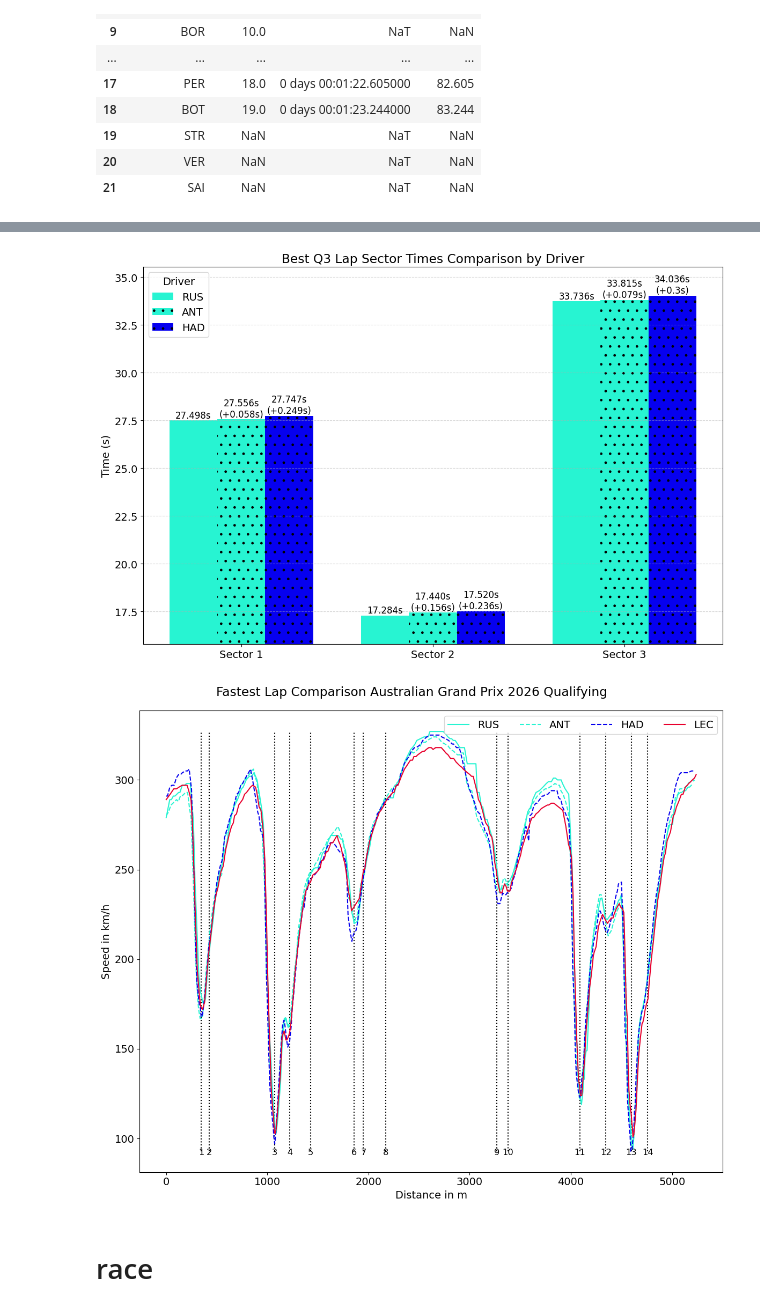
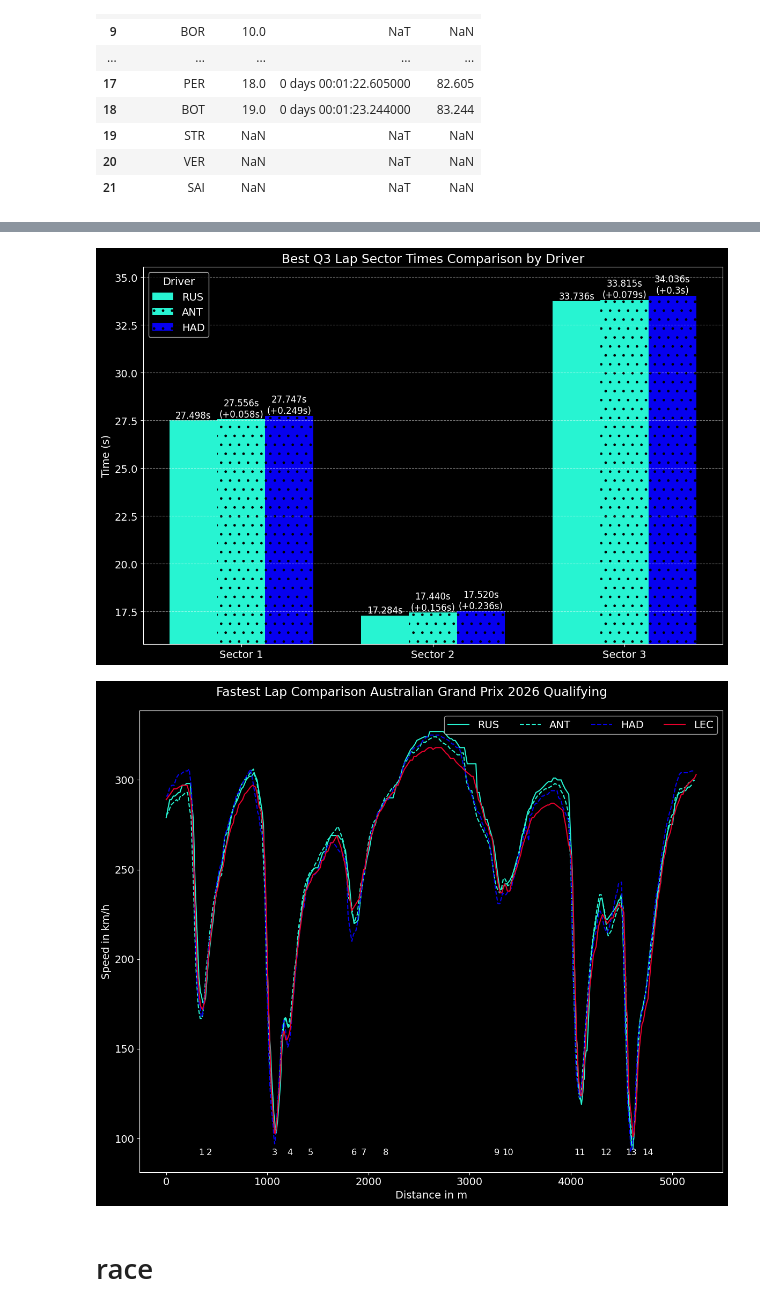
Before and after one commit to diogojoaocosta/f1observatory, a Jupyter notebook: F1 GP.ipynb, the cells around one changed output, grey strips where cells are left out. Saved outputs shown, nothing was run; the diff lists cells and outputs as text; code cells hidden in the pictures.

Commit message:
Change plots to dark background and delete some unused cells.

```diff
--- a/F1 GP.ipynb
+++ b/F1 GP.ipynb
@@ -288,7 +289,7 @@ plt.show()
 # %%
 TIME_LAPS = FP_LAPS
 
-plt.style.use('default')
+plt.style.use('dark_background')
 plt.rcParams.update({'font.size': 14})
 fig, ax = plt.subplots(figsize=(12, 10))
 
@@ -381,7 +382,7 @@ Q_RESULTS
 # %%
 Q_RESULTS['Position_Abbreviation'] = Q_RESULTS['Position'].astype(str) + '. ' + Q_RESULTS['Abbreviation']
 
-plt.style.use('default')
+plt.style.use('dark_background')
 plt.rcParams.update({'font.size': 14})
 fig, ax = plt.subplots(figsize=(12, 10))
 
@@ -422,7 +423,7 @@ Q_LAPS = Q.laps.pick_quicklaps()
 Q_LAPS["LapTime"] = pd.to_timedelta(Q_LAPS["LapTime"], errors="coerce")
 Q_LAPS["LapTime"] = Q_LAPS["LapTime"].dt.total_seconds()
 
-plt.style.use('default')
+plt.style.use('dark_background')
 plt.rcParams.update({'font.size': 14})
 fig, ax = plt.subplots(figsize=(12, 10))
 
@@ -486,7 +487,7 @@ SECTOR_LONG = sqldf(
     """
 )
 
-plt.style.use('default')
+plt.style.use('dark_background')
 plt.rcParams.update({'font.size': 14})
 fig, ax = plt.subplots(figsize=(12, 8))
 
@@ -534,7 +535,7 @@ ax.grid(axis='y', linestyle='--', alpha=0.5)
 plt.tight_layout()
 plt.show()
 # %% [output]
-[figure, old version]
+[figure, new version]
 # %%
 # CIRCUIT_INFO = Q.get_circuit_info()
 
@@ -655,7 +656,7 @@ telemetry['speed_ms'] = telemetry['speed'] / 3.6
 telemetry['dist_inc'] = telemetry['speed_ms'] * telemetry['dt']
 telemetry['distance'] = telemetry.groupby('driver_number')['dist_inc'].cumsum()
 
-plt.style.use('default')
+plt.style.use('dark_background')
 plt.rcParams.update({'font.size': 14})
 fig, ax = plt.subplots(figsize=(12, 10))
 
@@ -670,33 +671,33 @@ for _, corner in CIRCUIT_INFO.corners.iterrows():
     )
 
 ax.vlines(
     x = CIRCUIT_INFO.corners['Distance'],
     ymin = telemetry["speed"].min(),
     ymax = telemetry["speed"].max(),
     linestyles = 'dotted',
     colors = 'black'
     )
 
 driver_1_tel = telemetry[telemetry['driver_number'] == Q_DRIVER_1]
 driver_2_tel = telemetry[telemetry['driver_number'] == Q_DRIVER_2]
 driver_3_tel = telemetry[telemetry['driver_number'] == Q_DRIVER_3]
 driver_4_tel = telemetry[telemetry['driver_number'] == Q_DRIVER_4]
 
 ax.plot(driver_1_tel['distance'], driver_1_tel['speed'], color = PALETTE_DRIVERS[driver_1_tel['name_acronym'].iloc[0]], linestyle = DRIVER_STYLES[driver_1_tel['name_acronym'].iloc[0]], label = driver_1_tel['name_acronym'].iloc[0])
 ax.plot(driver_2_tel['distance'], driver_2_tel['speed'], color = PALETTE_DRIVERS[driver_2_tel['name_acronym'].iloc[0]], linestyle = DRIVER_STYLES[driver_2_tel['name_acronym'].iloc[0]], label = driver_2_tel['name_acronym'].iloc[0])
 ax.plot(driver_3_tel['distance'], driver_3_tel['speed'], color = PALETTE_DRIVERS[driver_3_tel['name_acronym'].iloc[0]], linestyle = DRIVER_STYLES[driver_3_tel['name_acronym'].iloc[0]], label = driver_3_tel['name_acronym'].iloc[0])
 ax.plot(driver_4_tel['distance'], driver_4_tel['speed'], color = PALETTE_DRIVERS[driver_4_tel['name_acronym'].iloc[0]], linestyle = DRIVER_STYLES[driver_4_tel['name_acronym'].iloc[0]], label = driver_4_tel['name_acronym'].iloc[0])
 
 ax.set_xlabel('Distance in m')
 ax.set_ylabel('Speed in km/h')
 
 fig.legend(loc = 'upper right', bbox_to_anchor = (1, 1), bbox_transform = ax.transAxes, ncol = 6)
 
 plt.suptitle(f"Fastest Lap Comparison " f"{Q.event['EventName']} {Q.event.year} Qualifying")
 
 plt.tight_layout()
 plt.show()
 # %% [output]
-[figure, old version]
+[figure, new version]
 # %% [markdown]
 # race
```
Also changed, not shown: parts of 13 cells of this notebook.
